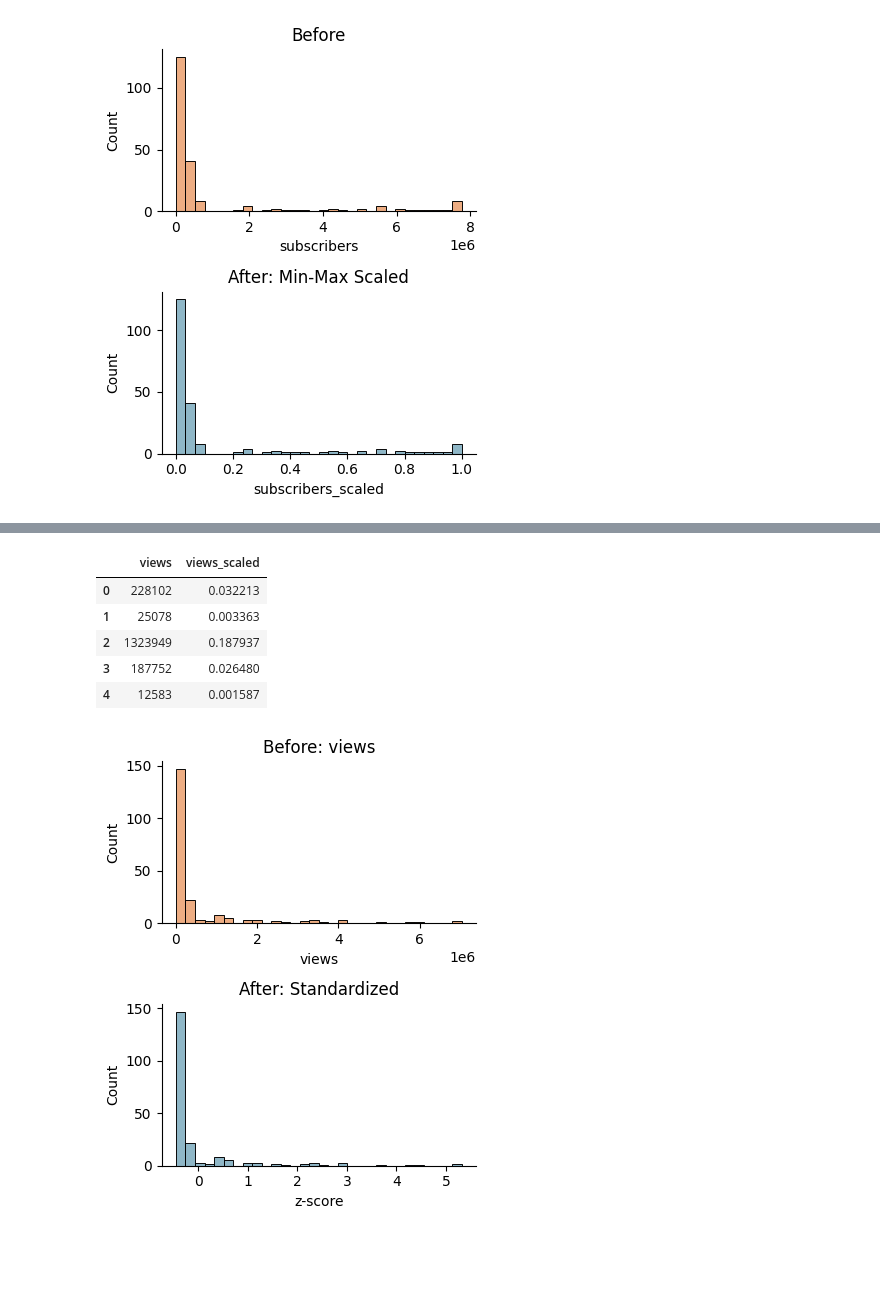
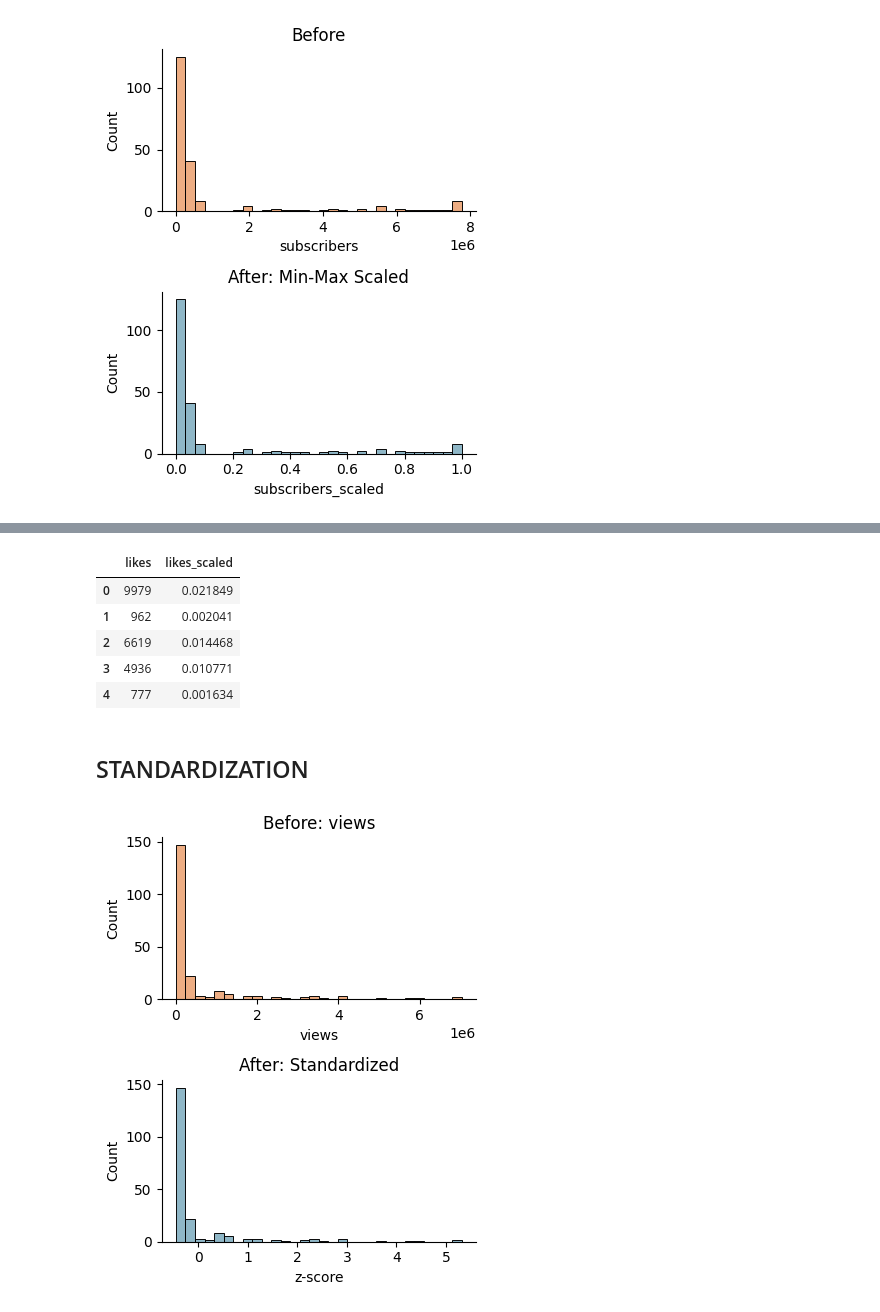
Before and after one commit to MSagri05/Sagri_Manmeet_LabTask, a Jupyter notebook: LabTask04.ipynb, the cells around one changed output, grey strips where cells are left out. Saved outputs shown, nothing was run; the diff lists cells and outputs as text; code cells hidden in the pictures; blank space fills up the shorter version.

```diff
--- a/LabTask04.ipynb
+++ b/LabTask04.ipynb
@@ -57,31 +59,31 @@ scaler = MinMaxScaler()
 # %%
 scaler = MinMaxScaler()
 
-df["views_scaled"] = scaler.fit_transform(
-    df[["views"]]
+df["likes_scaled"] = scaler.fit_transform(
+    df[["likes"]]
 )
 
 fig, axes = plt.subplots(2, 1, figsize=(4, 5))
 
 sns.histplot(
-    df["views"],
+    df["likes"],
     ax=axes[0],
     color="#f57ca7",
     bins=30
 )
 
 axes[0].set_title("Before")
-axes[0].set_xlabel("views")
+axes[0].set_xlabel("likes")
 
 sns.histplot(
-    df["views_scaled"],
+    df["likes_scaled"],
     ax=axes[1],
     color="#885a42",
     bins=30
 )
 
 axes[1].set_title("After: Min-Max Scaled")
-axes[1].set_xlabel("views_scaled")
+axes[1].set_xlabel("likes_scaled")
 
 sns.despine()
 plt.tight_layout()
@@ -91,12 +93,14 @@ plt.show()
 # %%
-df[["views", "views_scaled"]].head()
+df[["likes", "likes_scaled"]].head()
 # %% [output]
-|  | views | views_scaled |
-| 0 | 228102 | 0.032213 |
-| 1 | 25078 | 0.003363 |
-| 2 | 1323949 | 0.187937 |
-| 3 | 187752 | 0.026480 |
-| 4 | 12583 | 0.001587 |
+|  | likes | likes_scaled |
+| 0 | 9979 | 0.021849 |
+| 1 | 962 | 0.002041 |
+| 2 | 6619 | 0.014468 |
+| 3 | 4936 | 0.010771 |
+| 4 | 777 | 0.001634 |
+# %% [markdown]
+## STANDARDIZATION
 # %%
 scaler = StandardScaler()
 # %%
```
Also changed, not shown: parts of 8 cells of this notebook.
